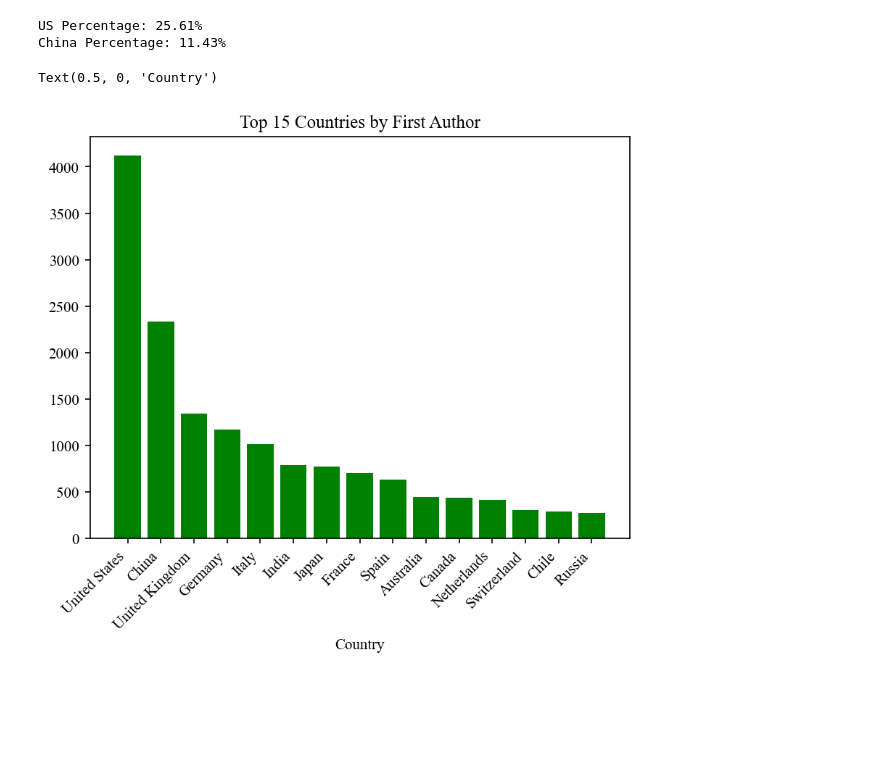
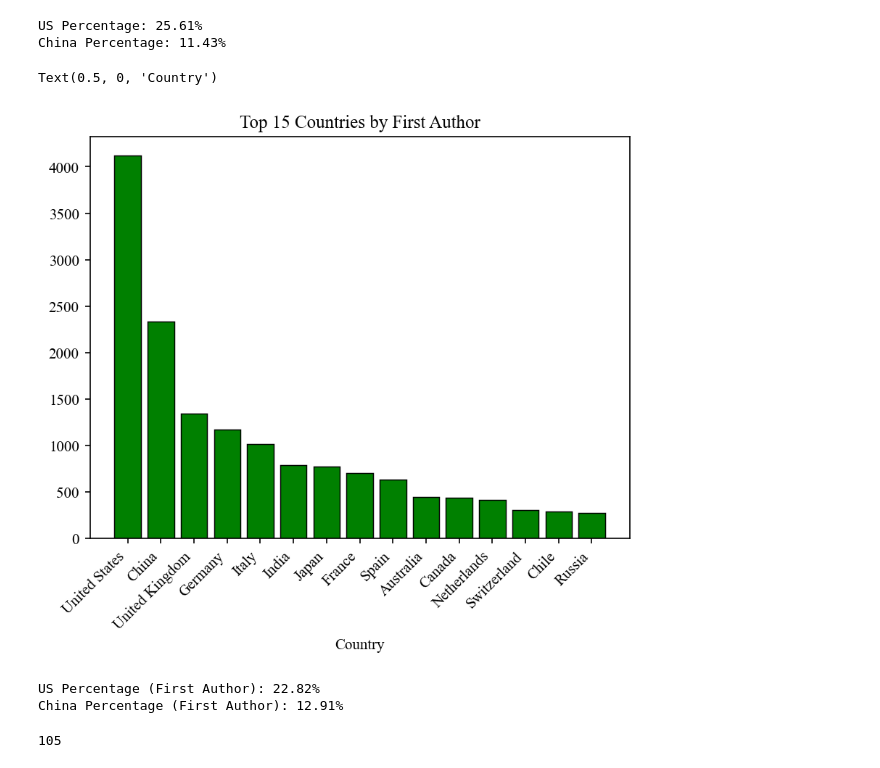
Before and after one commit to romms921/arXiver, a Jupyter notebook: paper_sections/collaboration.ipynb, the cells around one changed output. Cells and saved outputs as stored; diff of their text form; code cells hidden in the pictures; blank space fills up the shorter version.

```diff
--- a/paper_sections/collaboration.ipynb
+++ b/paper_sections/collaboration.ipynb
@@ -9,7 +9,7 @@ import re
 import numpy as np
 import pandas as pd
 # %%
-data = pd.read_csv('/Users/rommulus/Documents/Astronomy/arXiver/2025_Data.csv')
+data = pd.read_csv('/Users/ainsleylewis/Documents/Astronomy/arXiver/2025_Data.csv')
 data
 # %% [output]
 |  | title | abstract | authors | figures | pages | tables | pdf_link | primary_subject | secondary_subjects | ... |
@@ -43,7 +43,7 @@ replacement_dict = {
 # 2. Load the reference countries
 # Assuming 'world_coords.csv' is in the current directory
 try:
-    world_coords = pd.read_csv('C:\\Users\\Rommulus\\Documents\\Astronomy\\arXiver\\world_coords.csv')
+    world_coords = pd.read_csv('/Users/ainsleylewis/Documents/Astronomy/arXiver/world_coords.csv')
     # Create a set of valid countries for O(1) lookup speed
     valid_countries = set(world_coords['country'].unique())
 except FileNotFoundError:
@@ -462,17 +462,45 @@ China Percentage: 11.43%
 # %%
 # Histogram ofr top 15 countriesin 'first_author' column
 country_counts = []
 for countries in data['first_author']:
     for country in countries:
         country_counts.append(country)
 from collections import Counter
 country_counter = Counter(country_counts)
 top_15 = country_counter.most_common(15)
 countries, counts = zip(*top_15)
-plt.bar(countries, counts, color='green')
+plt.bar(countries, counts, color='green', edgecolor='black', linewidth=0.7)
 plt.xticks(rotation=45, ha='right')
 plt.title('Top 15 Countries by First Author')
 plt.xlabel('Country')
 # %% [output]
 Text(0.5, 0, 'Country')
-[figure, old version]
+[figure, new version]
+# %%
+# Percentage that the 'US' and 'China' represent in 'first_author' column
+total_count = 0
+us_count = 0
+china_count = 0
+for countries in data['first_author']:
+    for country in countries:
+        total_count += 1
+        if country == 'United States':
+            us_count += 1
+        elif country == 'China':
+            china_count += 1
+us_percentage = (us_count / total_count) * 100 if total_count > 0 else 0
+china_percentage = (china_count / total_count) * 100 if total_count > 0 else 0
+print(f"US Percentage (First Author): {us_percentage:.2f}%")
+print(f"China Percentage (First Author): {china_percentage:.2f}%")
+# %% [output]
+US Percentage (First Author): 22.82%
+China Percentage (First Author): 12.91%
+# %%
+# Number of Unique Countires in 'first_author' column
+unique_countries = set()
+for countries in data['first_author']:
+    for country in countries:
+        unique_countries.add(country)
+print(len(unique_countries))
+# %% [output]
+105
```
Also changed, not shown: parts of 2 cells of this notebook, 1 other file.
